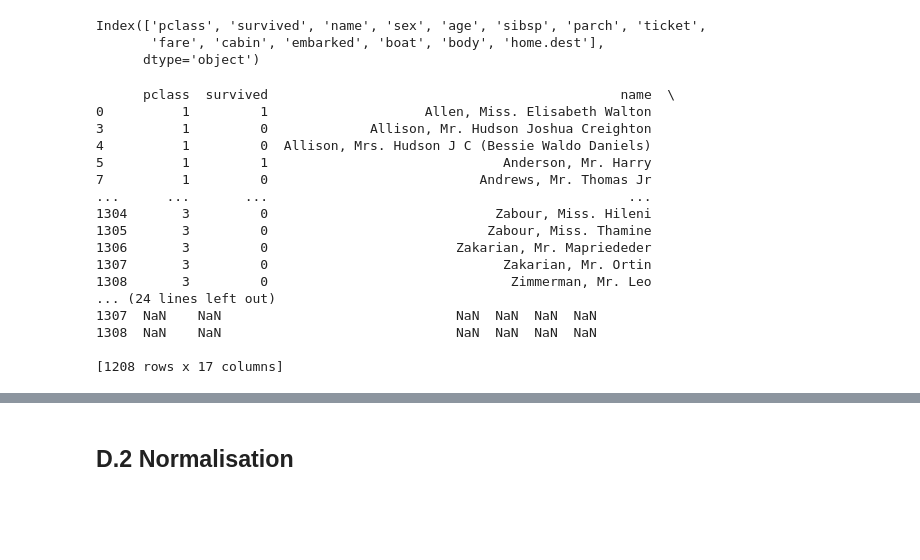
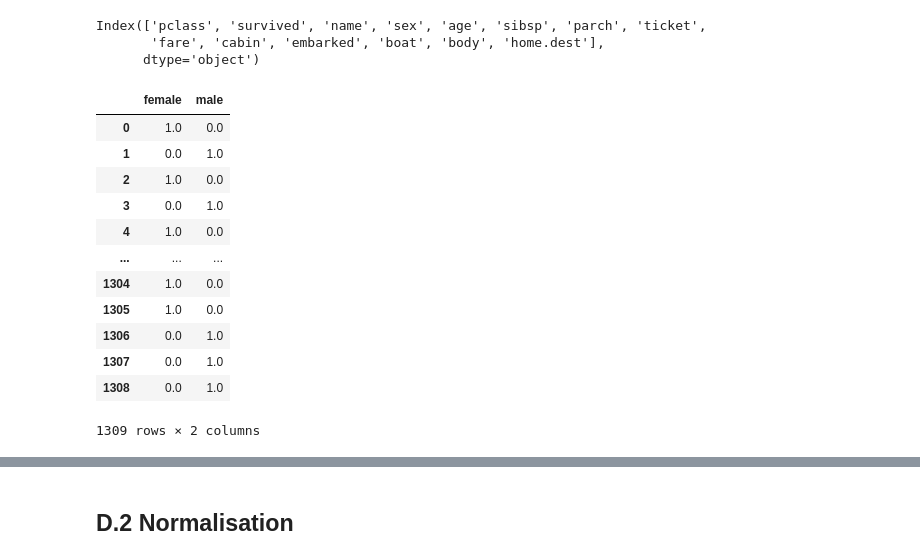
Before and after one commit to AbdelkebirJameri/tp_datamining, a Jupyter notebook: tp1-data mining (python).ipynb, the cells around one changed output, grey strips where cells are left out. Drawn from its saved outputs; the diff is of its cells as text; code cells hidden in the pictures; blank space fills up the shorter version.

```diff
--- a/tp1-data mining (python).ipynb
+++ b/tp1-data mining (python).ipynb
@@ -391,35 +392,24 @@ Index(['pclass', 'survived', 'name', 'sex', 'age', 'sibsp', 'parch', 'ticket',
        'fare', 'cabin', 'embarked', 'boat', 'body', 'home.dest'],
       dtype='object')
 # %%
-from sklearn import preprocessing
+from sklearn.preprocessing import  OneHotEncoder
+df_encode = datacopy[["sex"]]
+encode = OneHotEncoder()
+encode.fit(df_encode)
+df_encode =pd.DataFrame(encode.transform(df_encode).toarray(), columns = ["female", "male"])
 
-from sklearn.preprocessing import  OneHotEncoder
-
-enc=OneHotEncoder()
-
-
-'''
-enc_data=pd.DataFrame(enc.fit_transform(datacopy.embarked.values.reshape(1208,1)).toarray())
-
-#Merge with main
-New_df=datacopy.join(enc_data)
-
-print(New_df)
+df_encode
 # %% [output]
+|  | female | male |
+| 0 | 1.0 | 0.0 |
+| 1 | 0.0 | 1.0 |
+| 2 | 1.0 | 0.0 |
+| 3 | 0.0 | 1.0 |
+| 4 | 1.0 | 0.0 |
+| ... | ... | ... |
+| 1304 | 1.0 | 0.0 |
+| 1305 | 1.0 | 0.0 |
+| 1306 | 0.0 | 1.0 |
+| 1307 | 0.0 | 1.0 |
+| 1308 | 0.0 | 1.0 |
-      pclass  survived                                             name  \
-0          1         1                    Allen, Miss. Elisabeth Walton
-3          1         0             Allison, Mr. Hudson Joshua Creighton
-4          1         0  Allison, Mrs. Hudson J C (Bessie Waldo Daniels)
-5          1         1                              Anderson, Mr. Harry
-7          1         0                           Andrews, Mr. Thomas Jr
-...      ...       ...                                              ...
-1304       3         0                             Zabour, Miss. Hileni
-1305       3         0                            Zabour, Miss. Thamine
-1306       3         0                        Zakarian, Mr. Mapriededer
-1307       3         0                              Zakarian, Mr. Ortin
-1308       3         0                               Zimmerman, Mr. Leo
-... (24 lines left out)
-1307  NaN    NaN                              NaN  NaN  NaN  NaN
-1308  NaN    NaN                              NaN  NaN  NaN  NaN
-
-[1208 rows x 17 columns]
+1309 rows × 2 columns
```
Also changed, not shown: parts of 12 cells of this notebook, 7 other files.
